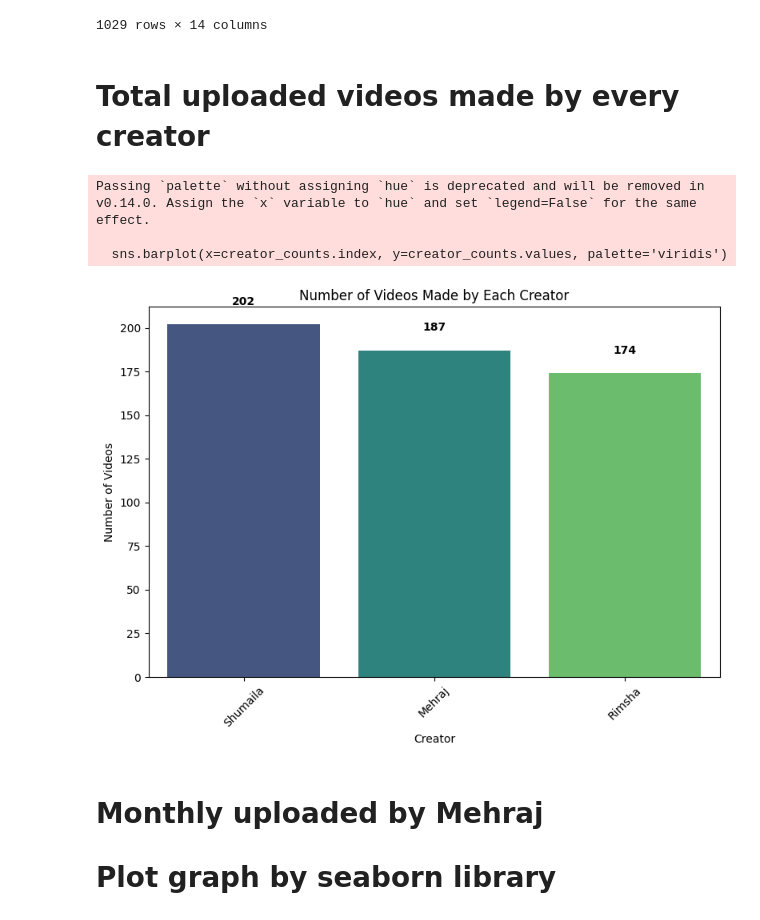
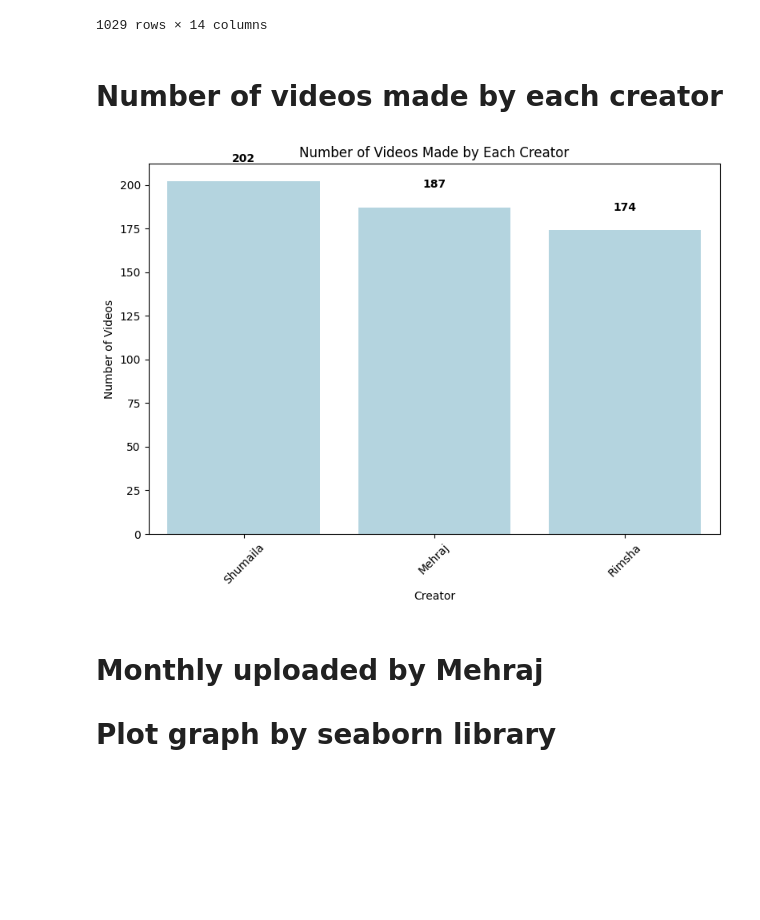
Before and after one commit to shumaila-yousaf/Github, a Jupyter notebook: graph.ipynb, the cells around one changed output. Drawn from its saved outputs; the diff is of its cells as text; code cells hidden in the pictures; blank space fills up the shorter version.

```diff
--- a/graph.ipynb
+++ b/graph.ipynb
@@ -31,30 +31,27 @@ df
 | 1028 | NaN | NaN | NaN | NaN | NaN | NaN | NaN | NaN | NaN | ... |
 1029 rows × 14 columns
 # %% [markdown]
-# Total uploaded videos made by every creator
+# Number of videos made by each creator
 # %%
 import pandas as pd
 import seaborn as sns
 import matplotlib.pyplot as plt
 file_path = r'D:/pythonpro/Python Videos for Python Pro Channel (Morning) - Pytho Pro.csv'
 df = pd.read_csv(file_path)
 creator_counts = df['Creator'].value_counts()
 plt.figure(figsize=(8, 6))
-sns.barplot(x=creator_counts.index, y=creator_counts.values, palette='viridis')
+sns.barplot(x=creator_counts.index, y=creator_counts.values, color='lightblue')  # Set color directly
 for i, count in enumerate(creator_counts.values):
     plt.text(i, count + 10, str(count), ha='center', va='bottom', fontsize=10, fontweight='bold')
 
 plt.title('Number of Videos Made by Each Creator')
 plt.xlabel('Creator')
 plt.ylabel('Number of Videos')
 plt.xticks(rotation=45)
 plt.tight_layout()
 plt.show()
 # %% [output]
-Passing `palette` without assigning `hue` is deprecated and will be removed in v0.14.0. Assign the `x` variable to `hue` and set `legend=False` for the same effect.
-
-  sns.barplot(x=creator_counts.index, y=creator_counts.values, palette='viridis')
-[figure, old version]
+[figure, new version]
 # %% [markdown]
 # Monthly uploaded by Mehraj
 # Plot graph by seaborn library
```
Also changed, not shown: parts of 17 cells of this notebook.
